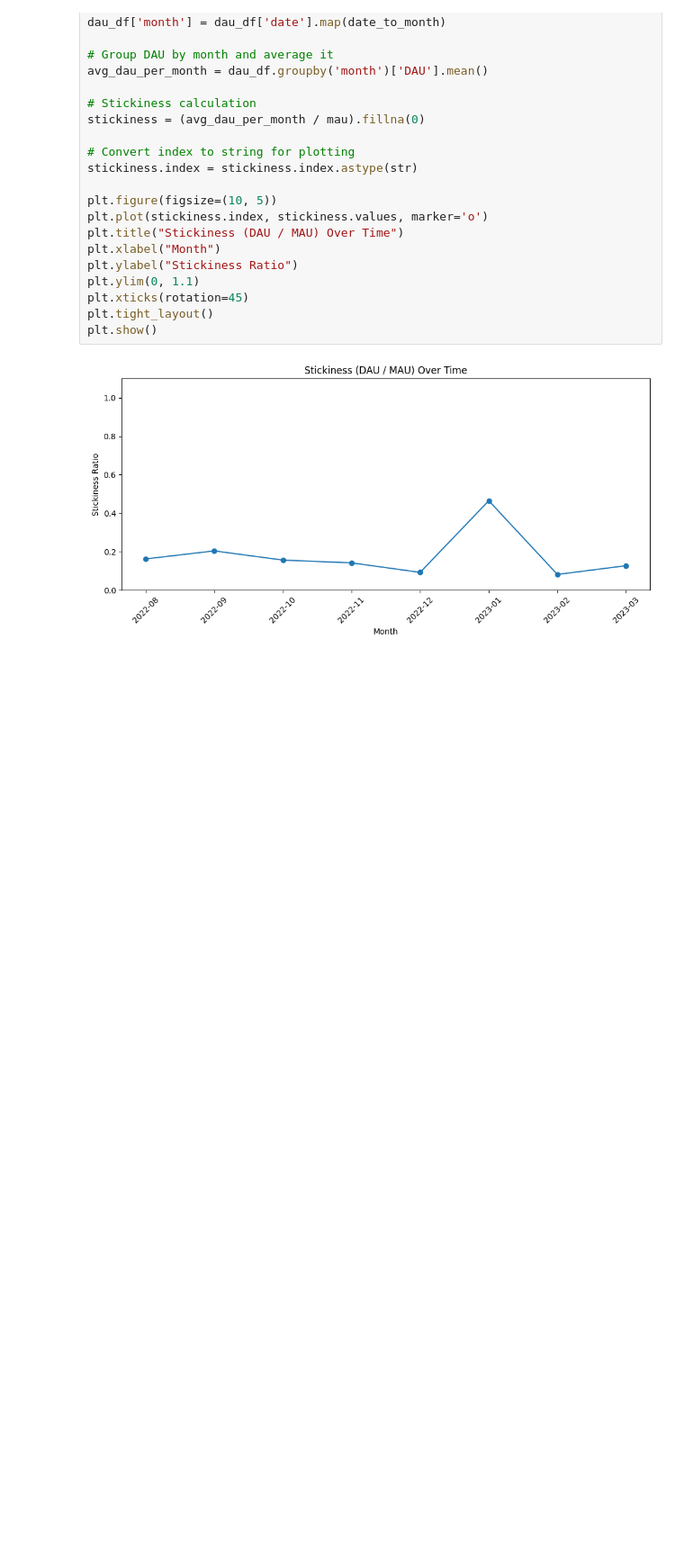
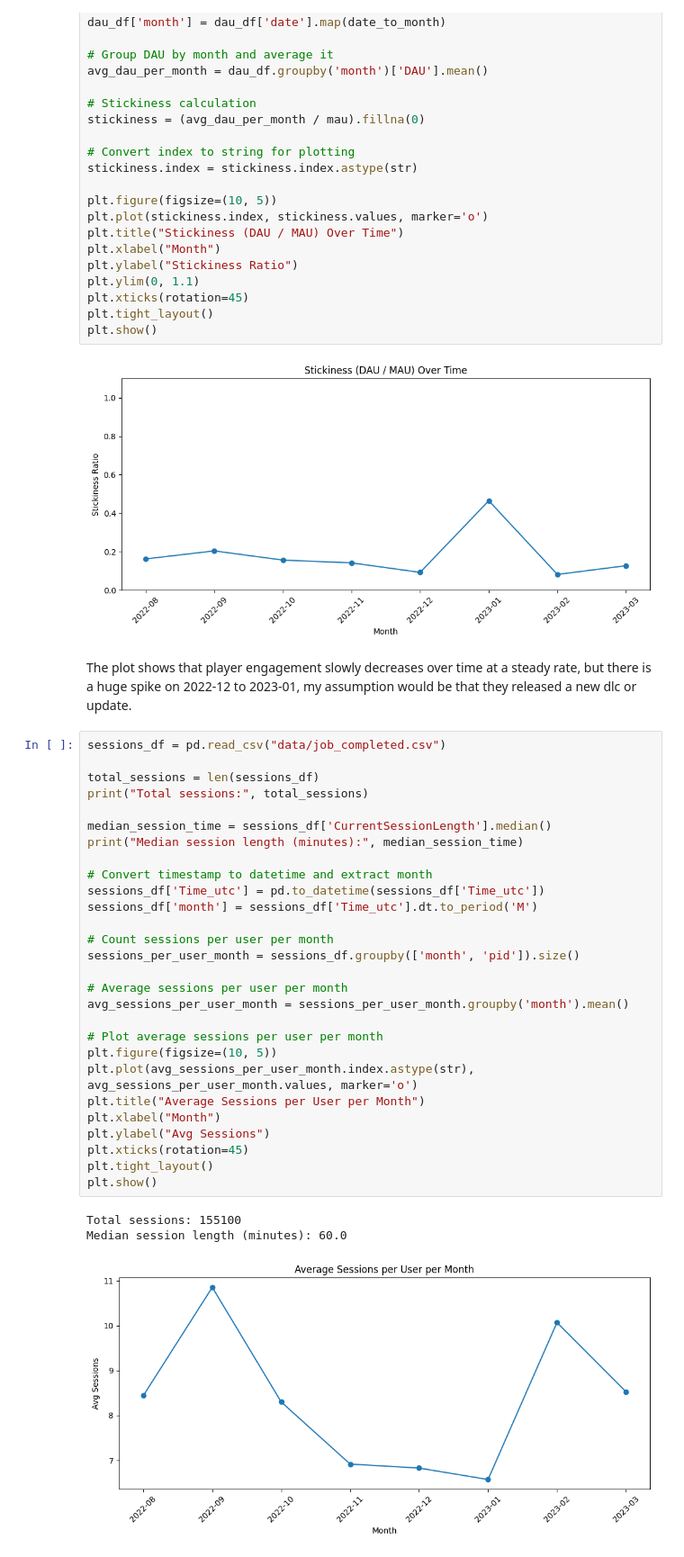
Before and after one commit to itcOnlineGaming/GA_25_P1_Part3_Alan_Rondoleanu, a Jupyter notebook: part3/analysis.ipynb, the cells around one changed output. Shown at 90% size. Cells and saved outputs as stored; diff of their text form; blank space fills up the shorter version.

Commit message:
#3.6 Session analysis and visualisation

```diff
--- a/part3/analysis.ipynb
+++ b/part3/analysis.ipynb
@@ -93,3 +93,37 @@ plt.tight_layout()
 plt.show()
 # %% [output]
 [figure]
+# %% [markdown]
+The plot shows that player engagement slowly decreases over time at a steady rate, but there is a huge spike on 2022-12 to 2023-01, my assumption would be that they released a new dlc or update.
+# %%
+sessions_df = pd.read_csv("data/job_completed.csv")
+
+total_sessions = len(sessions_df)
+print("Total sessions:", total_sessions)
+
+median_session_time = sessions_df['CurrentSessionLength'].median()
+print("Median session length (minutes):", median_session_time)
+
+# Convert timestamp to datetime and extract month
+sessions_df['Time_utc'] = pd.to_datetime(sessions_df['Time_utc'])
+sessions_df['month'] = sessions_df['Time_utc'].dt.to_period('M')
+
+# Count sessions per user per month
+sessions_per_user_month = sessions_df.groupby(['month', 'pid']).size()
+
+# Average sessions per user per month
+avg_sessions_per_user_month = sessions_per_user_month.groupby('month').mean()
+
+# Plot average sessions per user per month
+plt.figure(figsize=(10, 5))
+plt.plot(avg_sessions_per_user_month.index.astype(str), avg_sessions_per_user_month.values, marker='o')
+plt.title("Average Sessions per User per Month")
+plt.xlabel("Month")
+plt.ylabel("Avg Sessions")
+plt.xticks(rotation=45)
+plt.tight_layout()
+plt.show()
+# %% [output]
+Total sessions: 155100
+Median session length (minutes): 60.0
+[figure, added]
```
